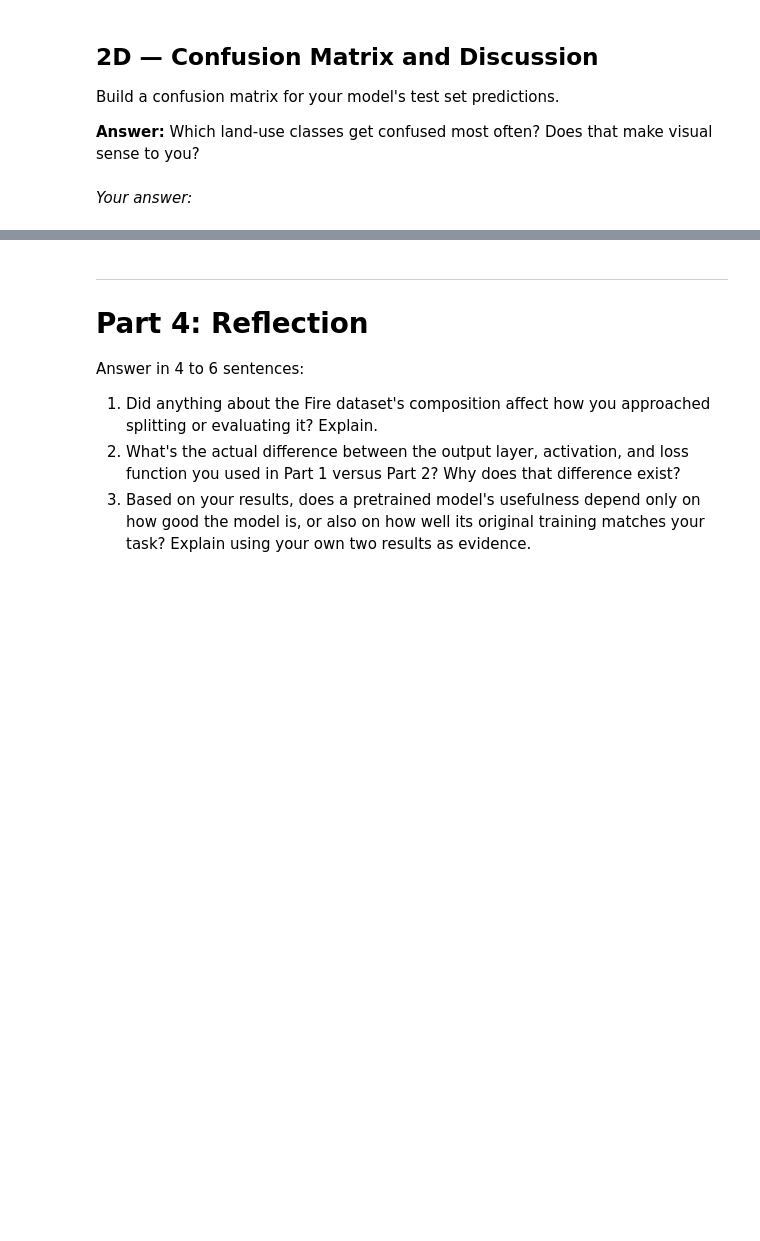
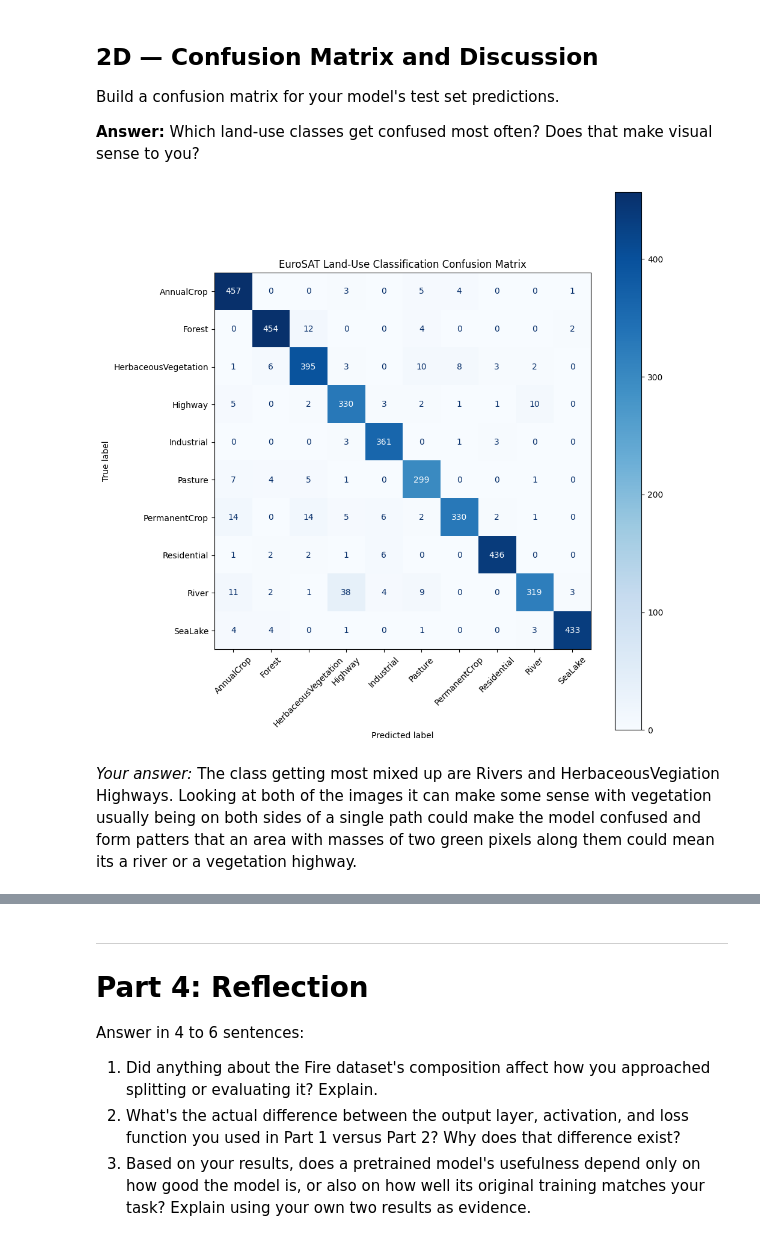
Before and after one commit to Centi05/IT480-FA26, a Jupyter notebook: Assignments/Assignment 2/Assignment2_TransferLearning.ipynb, the cells around one changed output, grey strips where cells are left out. Cells and saved outputs as stored; diff of their text form; code cells hidden in the pictures; blank space fills up the shorter version.

```diff
--- a/Assignments/Assignment 2/Assignment2_TransferLearning.ipynb
+++ b/Assignments/Assignment 2/Assignment2_TransferLearning.ipynb
@@ -285,8 +364,24 @@ Preprocess `train_raw_sat`, `val_raw_sat`, and `test_raw_sat` first.
 # %%
 # Build your model here
+model = tf.keras.Sequential([
+    base_model,
+    tf.keras.layers.GlobalAveragePooling2D(),
+    tf.keras.layers.Dense(128, activation='relu'),
+    tf.keras.layers.Dropout(0.4),
+    tf.keras.layers.Dense(10, activation="softmax")])
 # %%
 # Compile your model here
+model.compile(
+    optimizer='adam',
+    loss='sparse_categorical_crossentropy',
+    metrics=['accuracy']
+)
 # %% [markdown]
 ## 2C — Train and Evaluate
 # %%
 # Train your model here
+history = model.fit(
+    train_sat,
+    validation_data=val_sat,
+    epochs=5
+)
@@ -300,8 +411,35 @@ Build a confusion matrix for your model's test set predictions.
 **Answer:** Which land-use classes get confused most often? Does that make visual sense to you?
 # %%
 # Build your confusion matrix here
+from sklearn.metrics import confusion_matrix, ConfusionMatrixDisplay
+import numpy as np
+import matplotlib.pyplot as plt
+
+# 1. Extract true labels and make predictions
+y_true_sat = []
+y_pred_sat = []
+
+for images, labels in test_sat:
+    y_true_sat.extend(labels.numpy())
+    preds = model.predict(images, verbose=0)
+    y_pred_sat.extend(np.argmax(preds, axis=1))
+
+y_true_sat = np.array(y_true_sat)
+y_pred_sat = np.array(y_pred_sat)
+
+# 2. Compute and display the confusion matrix
+cm_sat = confusion_matrix(y_true_sat, y_pred_sat)
+fig, ax = plt.subplots(figsize=(10, 10))
+disp = ConfusionMatrixDisplay(confusion_matrix=cm_sat, display_labels=class_names_sat)
+disp.plot(cmap=plt.cm.Blues, ax=ax, xticks_rotation=45)
+plt.title("EuroSAT Land-Use Classification Confusion Matrix")
+plt.tight_layout()
+plt.show()
+# %% [output]
+[figure, added]
 # %% [markdown]
 *Your answer:*
+The class getting most mixed up are Rivers and HerbaceousVegiation Highways. Looking at both of the images it can make some sense with vegetation usually being on both sides of a single path could make the model confused and form patters that an area with masses of two green pixels along them could mean its a river or a vegetation highway.
 # %% [markdown]
 ---
 # Part 3: Compare the Two Domains
```
Also changed, not shown: parts of 15 cells of this notebook.
